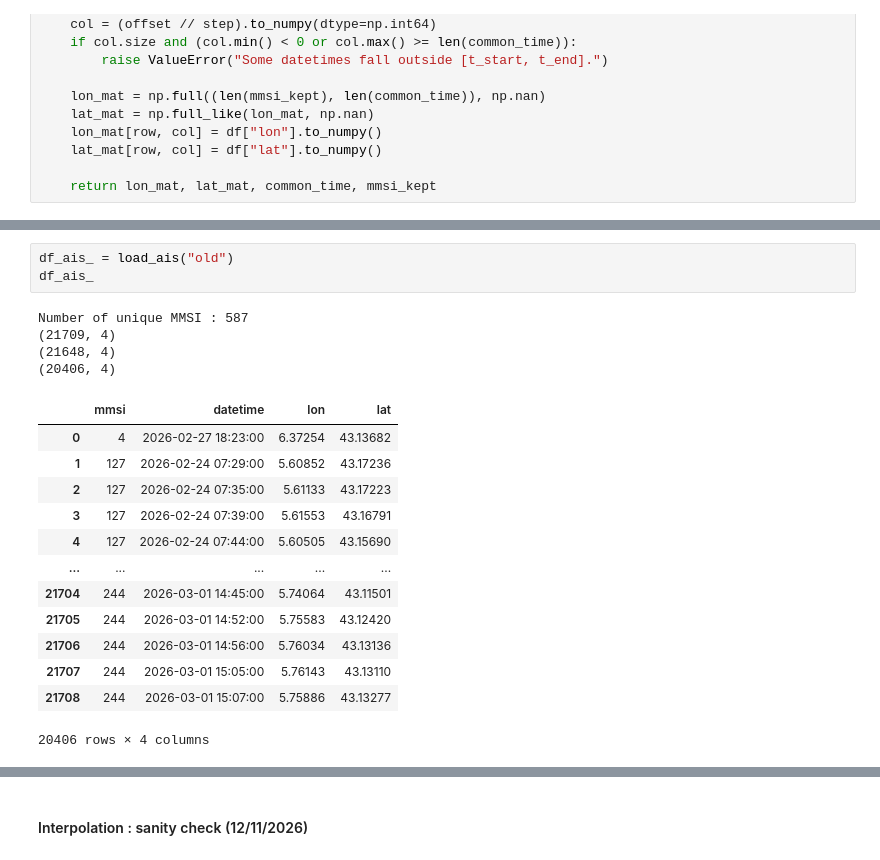
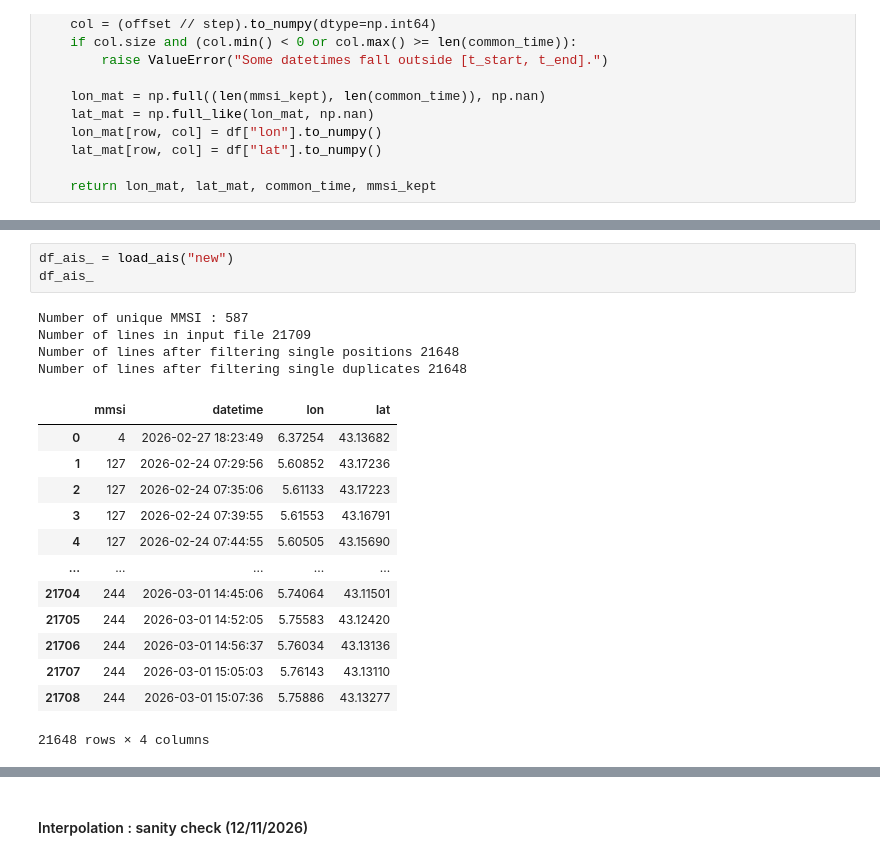
Before and after one commit to BaptisteMGit/ubf_tools, a Jupyter notebook: real_data_analysis/acouplane/src/preprocess_acouplane_data.ipynb, the cells around one changed output, grey strips where cells are left out. Saved outputs shown, nothing was run; the diff lists cells and outputs as text.

```diff
--- a/real_data_analysis/acouplane/src/preprocess_acouplane_data.ipynb
+++ b/real_data_analysis/acouplane/src/preprocess_acouplane_data.ipynb
@@ -450,26 +450,26 @@ Name: datetime, dtype: datetime64[us]
 Text(0, 0.5, 'Latitude [°]')
 [figure]
 # %%
-df_ais_ = load_ais("old")
+df_ais_ = load_ais("new")
 df_ais_
 # %% [output]
 Number of unique MMSI : 587
-(21709, 4)
-(21648, 4)
-(20406, 4)
+Number of lines in input file 21709
+Number of lines after filtering single positions 21648
+Number of lines after filtering single duplicates 21648
 |  | mmsi | datetime | lon | lat |
-| 0 | 4 | 2026-02-27 18:23:00 | 6.37254 | 43.13682 |
-| 1 | 127 | 2026-02-24 07:29:00 | 5.60852 | 43.17236 |
-| 2 | 127 | 2026-02-24 07:35:00 | 5.61133 | 43.17223 |
-| 3 | 127 | 2026-02-24 07:39:00 | 5.61553 | 43.16791 |
-| 4 | 127 | 2026-02-24 07:44:00 | 5.60505 | 43.15690 |
+| 0 | 4 | 2026-02-27 18:23:49 | 6.37254 | 43.13682 |
+| 1 | 127 | 2026-02-24 07:29:56 | 5.60852 | 43.17236 |
+| 2 | 127 | 2026-02-24 07:35:06 | 5.61133 | 43.17223 |
+| 3 | 127 | 2026-02-24 07:39:55 | 5.61553 | 43.16791 |
+| 4 | 127 | 2026-02-24 07:44:55 | 5.60505 | 43.15690 |
 | ... | ... | ... | ... | ... |
-| 21704 | 244 | 2026-03-01 14:45:00 | 5.74064 | 43.11501 |
-| 21705 | 244 | 2026-03-01 14:52:00 | 5.75583 | 43.12420 |
-| 21706 | 244 | 2026-03-01 14:56:00 | 5.76034 | 43.13136 |
-| 21707 | 244 | 2026-03-01 15:05:00 | 5.76143 | 43.13110 |
-| 21708 | 244 | 2026-03-01 15:07:00 | 5.75886 | 43.13277 |
+| 21704 | 244 | 2026-03-01 14:45:06 | 5.74064 | 43.11501 |
+| 21705 | 244 | 2026-03-01 14:52:05 | 5.75583 | 43.12420 |
+| 21706 | 244 | 2026-03-01 14:56:37 | 5.76034 | 43.13136 |
+| 21707 | 244 | 2026-03-01 15:05:03 | 5.76143 | 43.13110 |
+| 21708 | 244 | 2026-03-01 15:07:36 | 5.75886 | 43.13277 |
-20406 rows × 4 columns
+21648 rows × 4 columns
 # %%
 from source.utils.utils_ais import interpolate_ais
 time_step = "10s"
```
Also changed, not shown: parts of 8 cells of this notebook, 4 other files.
